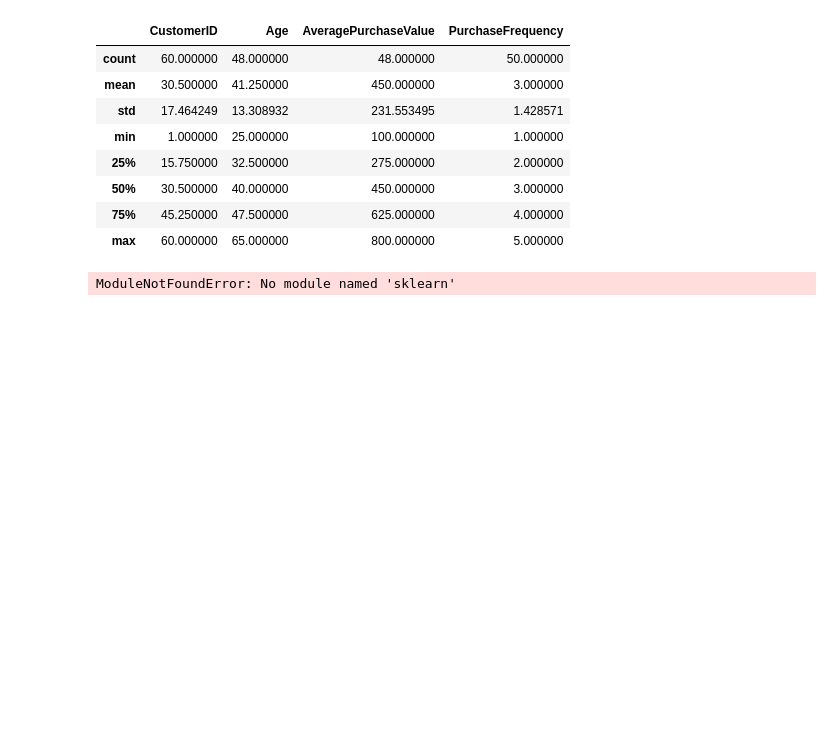
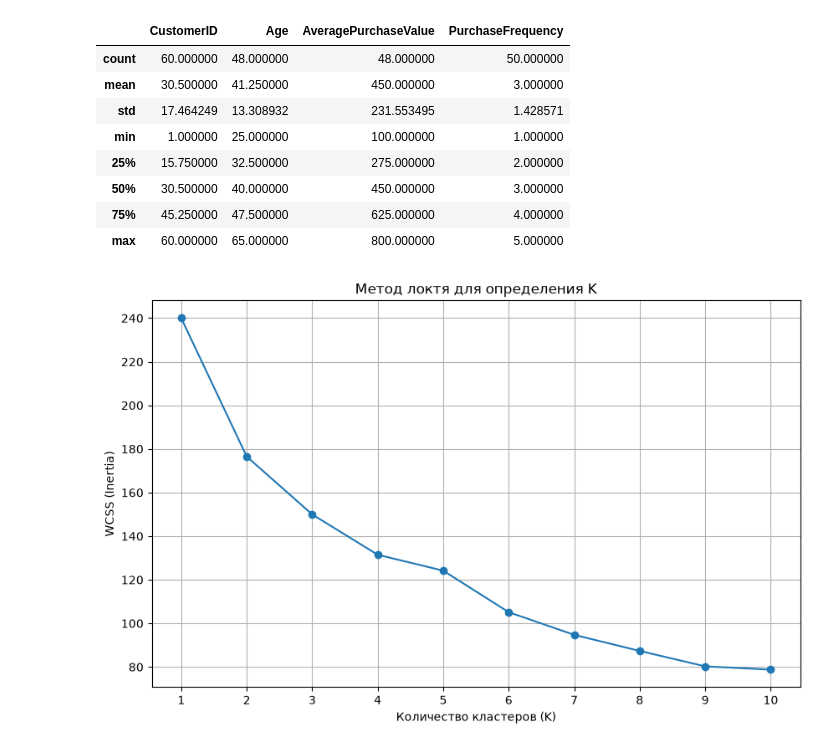
Before and after one commit to Makoldin/ISUCT, a Jupyter notebook: 2026/test.ipynb, the cells around one changed output. Saved outputs shown, nothing was run; the diff lists cells and outputs as text; code cells hidden in the pictures; blank space fills up the shorter version.

```diff
--- a/2026/test.ipynb
+++ b/2026/test.ipynb
@@ -57,32 +57,52 @@ from sklearn.preprocessing import StandardScaler
 from sklearn.cluster import KMeans
 import matplotlib.pyplot as plt
 import numpy as np
 
 # Нормализация данных
 scaler = StandardScaler()
 df_scaled = scaler.fit_transform(df)
 
 # Определение оптимального количества кластеров (Метод локтя - Elbow Method)
+# Данный блок кода используется для поиска наиболее подходящего количества кластеров (K)
+# для алгоритма KMeans. KMeans работает лучше, когда кластеры имеют сопоставимый размер и
+# распределение признаков. "Метод локтя" (Elbow Method) помогает найти это K,
+# основываясь на мере внутренней согласованности - WCSS (Within-Cluster Sum of Squares)
+# или Инерсии.
+#
+# WCSS показывает сумму квадратов расстояний между точками внутри одного кластера и его
+# центром (центроидом). Чем меньше WCSS, тем более плотно и когерентно кластеры.
+#
+# Мы перебираем количество кластеров K от 1 до 10. Для каждого K мы запускаем KMeans
+# и фиксируем значение WCSS (inertia_).
+#
+# Затем мы строим график. Точка на графике, где кривая резко замедляется (похожа на
+# "локоть" или "сгиб"), указывает на оптимальное K. Это означает, что дальнейшее
+# увеличение K приносит лишь незначительное улучшение в плотности кластера.
 wcss = [] # Within-Cluster Sum of Squares
 inertia = []
 K_range = range(1, 11) # Диапазон для проверки от 1 до 10 кластеров
 
 for k in K_range:
+    # Инициализация и обучение модели KMeans для текущего количества кластеров k
     kmeans = KMeans(n_clusters=k, random_state=42, n_init='auto')
     kmeans.fit(df_scaled)
     inertia.append(kmeans.inertia_)
     wcss.append(kmeans.inertia_) # WCSS и Inertia одинаковы
 
 # Визуализация метода локтя
 plt.figure(figsize=(10, 6))
 plt.plot(K_range, inertia, marker='o')
-plt.title('Метод локтя (Elbow Method) для определения K')
+plt.title('Метод локтя для определения K')
 plt.xlabel('Количество кластеров (K)')
 plt.ylabel('WCSS (Inertia)')
 plt.xticks(K_range)
 plt.grid(True)
+# Убираем figtext для предотвращения наложения текста с графиком
+# Если нужно добавить пояснение, лучше использовать текстовые аннотации поверх графика или в отдельной ячейке
+# или изменить подписи осей.
+plt.show()
 plt.show()
 
 # Примечание: Анализируйте график, чтобы найти "локоть" – точку, где уменьшение WCSS начинает замедляться.
 # %% [output]
-ModuleNotFoundError: No module named 'sklearn'
+[figure, added]
```
Also changed, not shown: 1 other file.
